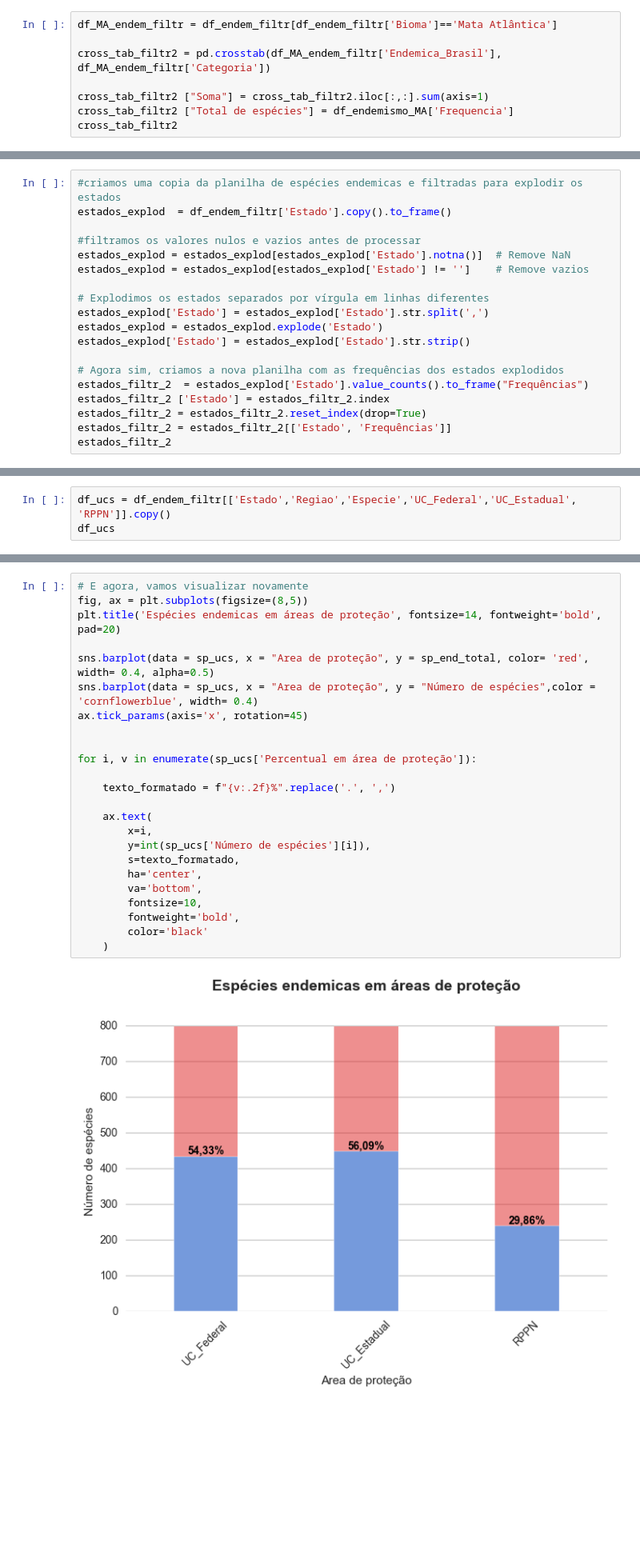
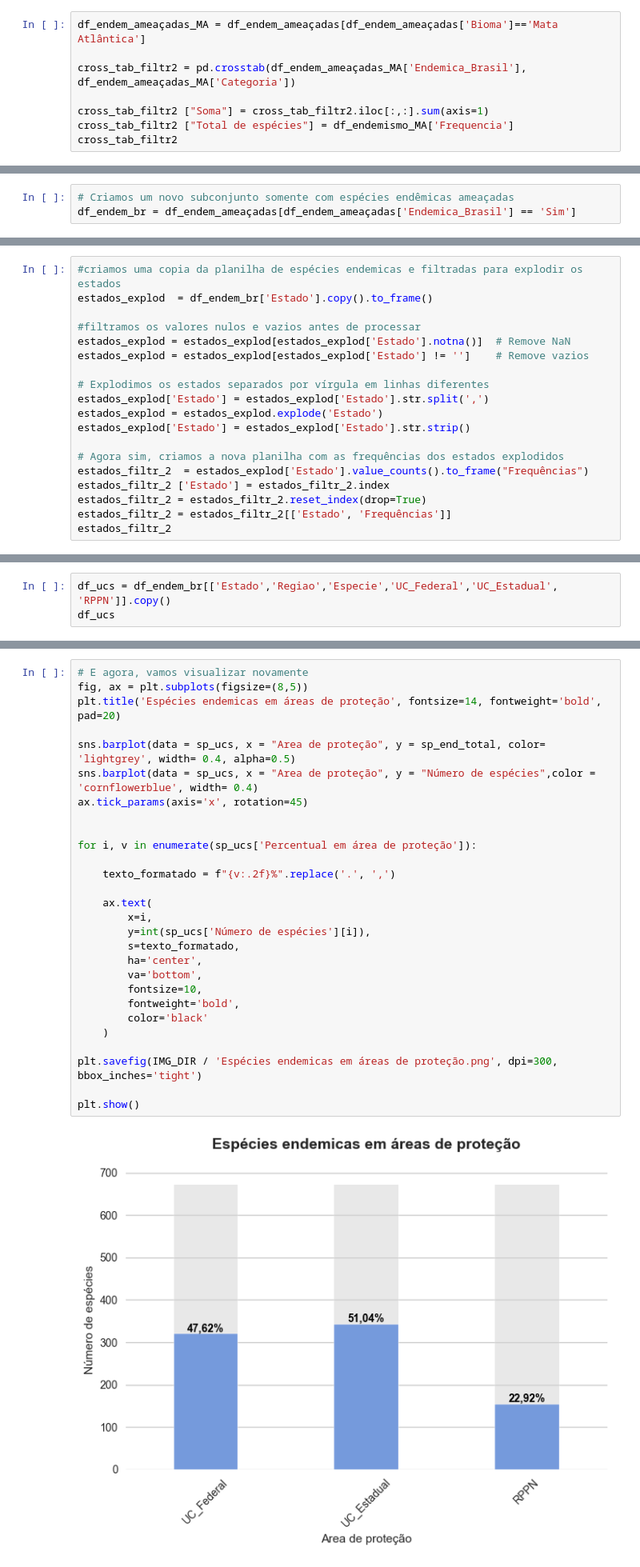
Before and after one commit to Carrascofs/analise-biodiversidade-mata-atlantica, a Jupyter notebook: notebooks/01_limpeza_e_exploracao.ipynb, the cells around one changed output, grey strips where cells are left out. Shown at 80% size. Cells and saved outputs as stored; diff of their text form; blank space fills up the shorter version.

```diff
--- a/notebooks/01_limpeza_e_exploracao.ipynb
+++ b/notebooks/01_limpeza_e_exploracao.ipynb
@@ -540,9 +564,9 @@ plt.show()
 # %% [output]
 [figure]
 # %%
-df_MA_endem_filtr = df_endem_filtr[df_endem_filtr['Bioma']=='Mata Atlântica']
+df_endem_ameaçadas_MA = df_endem_ameaçadas[df_endem_ameaçadas['Bioma']=='Mata Atlântica']
 
-cross_tab_filtr2 = pd.crosstab(df_MA_endem_filtr['Endemica_Brasil'], df_MA_endem_filtr['Categoria'])
+cross_tab_filtr2 = pd.crosstab(df_endem_ameaçadas_MA['Endemica_Brasil'], df_endem_ameaçadas_MA['Categoria'])
 
 cross_tab_filtr2 ["Soma"] = cross_tab_filtr2.iloc[:,:].sum(axis=1)
 cross_tab_filtr2 ["Total de espécies"] = df_endemismo_MA['Frequencia']
@@ -607,6 +634,9 @@ E quando avaliamos por categoria de ameaça, vemos que esse grupo tem um percent
 Aqui, vamos descobrir de forma genérica quais os lugares com mais espécies ameaçadas. Vamos utilizar a planilha já filtrada somente com as espécies dos grupos mais vulneráveis.
 
 Começamos utilizando os estados.
+# %%
+# Criamos um novo subconjunto somente com espécies endêmicas ameaçadas
+df_endem_br = df_endem_ameaçadas[df_endem_ameaçadas['Endemica_Brasil'] == 'Sim']
 # %%
 # Separamos as freqências de espécies por estados e geramos uma planilha nova.
 # A nova planilha estará organizada em ordem decrescente dos valores de frequência.
@@ -633,7 +663,7 @@ estados_filtr
  Como há registros que contemplam mais de um estado, vamos explodir os mesmos e ter mais de uma linha para cada estado que a espécie ocorre. Assim, temos uma análise mais representativa da presença das espécies em cada estado.
 # %%
 #criamos uma copia da planilha de espécies endemicas e filtradas para explodir os estados
-estados_explod  = df_endem_filtr['Estado'].copy().to_frame()
+estados_explod  = df_endem_br['Estado'].copy().to_frame()
 
 #filtramos os valores nulos e vazios antes de processar
 estados_explod = estados_explod[estados_explod['Estado'].notna()]  # Remove NaN
@@ -974,7 +1024,7 @@ Agora, vamos verificar qual a cobertura das Unidades de Conservação (UC) de ac
 
 Vamos começar criando uma copia da planilha de espécies endemicas, com as colunas: Estado, Regiao, Especie, UC_Federal e Estadual, e RPPN.
 # %%
-df_ucs = df_endem_filtr[['Estado','Regiao','Especie','UC_Federal','UC_Estadual', 'RPPN']].copy()
+df_ucs = df_endem_br[['Estado','Regiao','Especie','UC_Federal','UC_Estadual', 'RPPN']].copy()
 df_ucs
 # %% [output]
 |  | Estado | Regiao | Especie | UC_Federal | UC_Estadual | RPPN |
@@ -1048,26 +1101,30 @@ sp_ucs
 # %%
 # E agora, vamos visualizar novamente
 fig, ax = plt.subplots(figsize=(8,5))
 plt.title('Espécies endemicas em áreas de proteção', fontsize=14, fontweight='bold', pad=20)
 
-sns.barplot(data = sp_ucs, x = "Area de proteção", y = sp_end_total, color= 'red', width= 0.4, alpha=0.5)
+sns.barplot(data = sp_ucs, x = "Area de proteção", y = sp_end_total, color= 'lightgrey', width= 0.4, alpha=0.5)
 sns.barplot(data = sp_ucs, x = "Area de proteção", y = "Número de espécies",color = 'cornflowerblue', width= 0.4)
 ax.tick_params(axis='x', rotation=45)
 
 
 for i, v in enumerate(sp_ucs['Percentual em área de proteção']):
 
     texto_formatado = f"{v:.2f}%".replace('.', ',')
 
     ax.text(
         x=i,
         y=int(sp_ucs['Número de espécies'][i]),
         s=texto_formatado,
         ha='center',
         va='bottom',
         fontsize=10,
         fontweight='bold',
         color='black'
     )
+
+plt.savefig(IMG_DIR / 'Espécies endemicas em áreas de proteção.png', dpi=300, bbox_inches='tight')
+
+plt.show()
 # %% [output]
-[figure, old version]
+[figure, new version]
```
Also changed, not shown: parts of 54 cells of this notebook, 20 other files.
